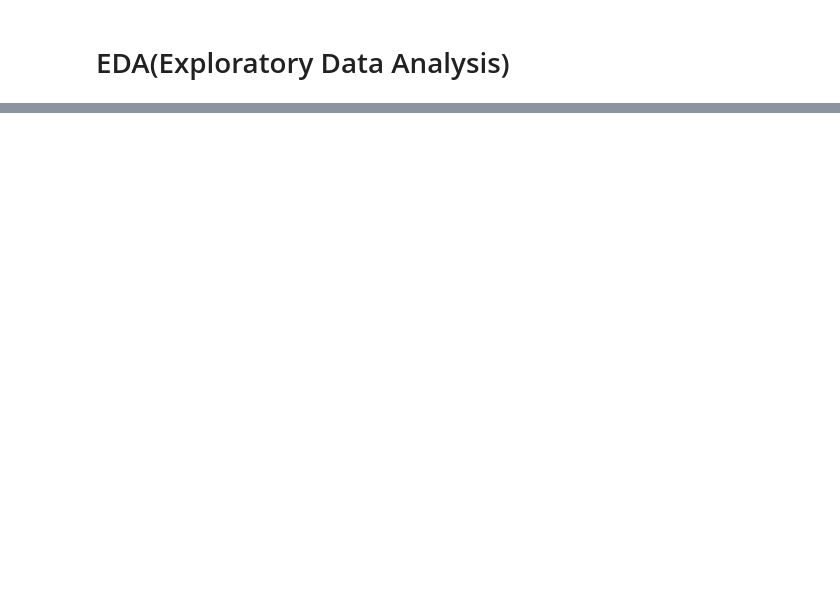
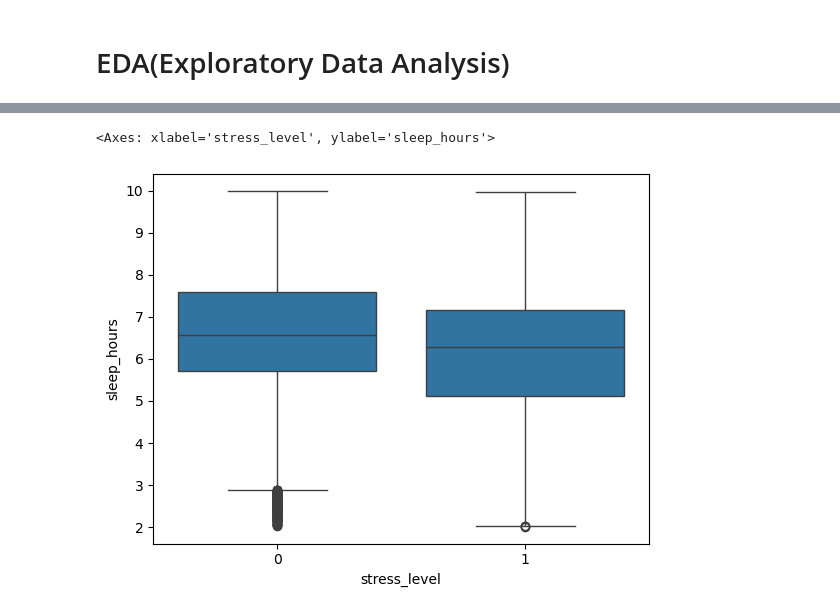
Before and after one commit to xamidovasadbekdev-arch/StudentLifestyleAndStressDataset, a Jupyter notebook: main.ipynb, the cells around one changed output, grey strips where cells are left out. Saved outputs shown, nothing was run; the diff lists cells and outputs as text; code cells hidden in the pictures; blank space fills up the shorter version.

```diff
--- a/main.ipynb
+++ b/main.ipynb
@@ -439,0 +493,5 @@ df.describe()
+# %%
+sns.boxplot(x="stress_level", y="sleep_hours", data=df)
+# %% [output]
+<Axes: xlabel='stress_level', ylabel='sleep_hours'>
+[figure, added]
```
Also changed, not shown: parts of 38 cells of this notebook.
